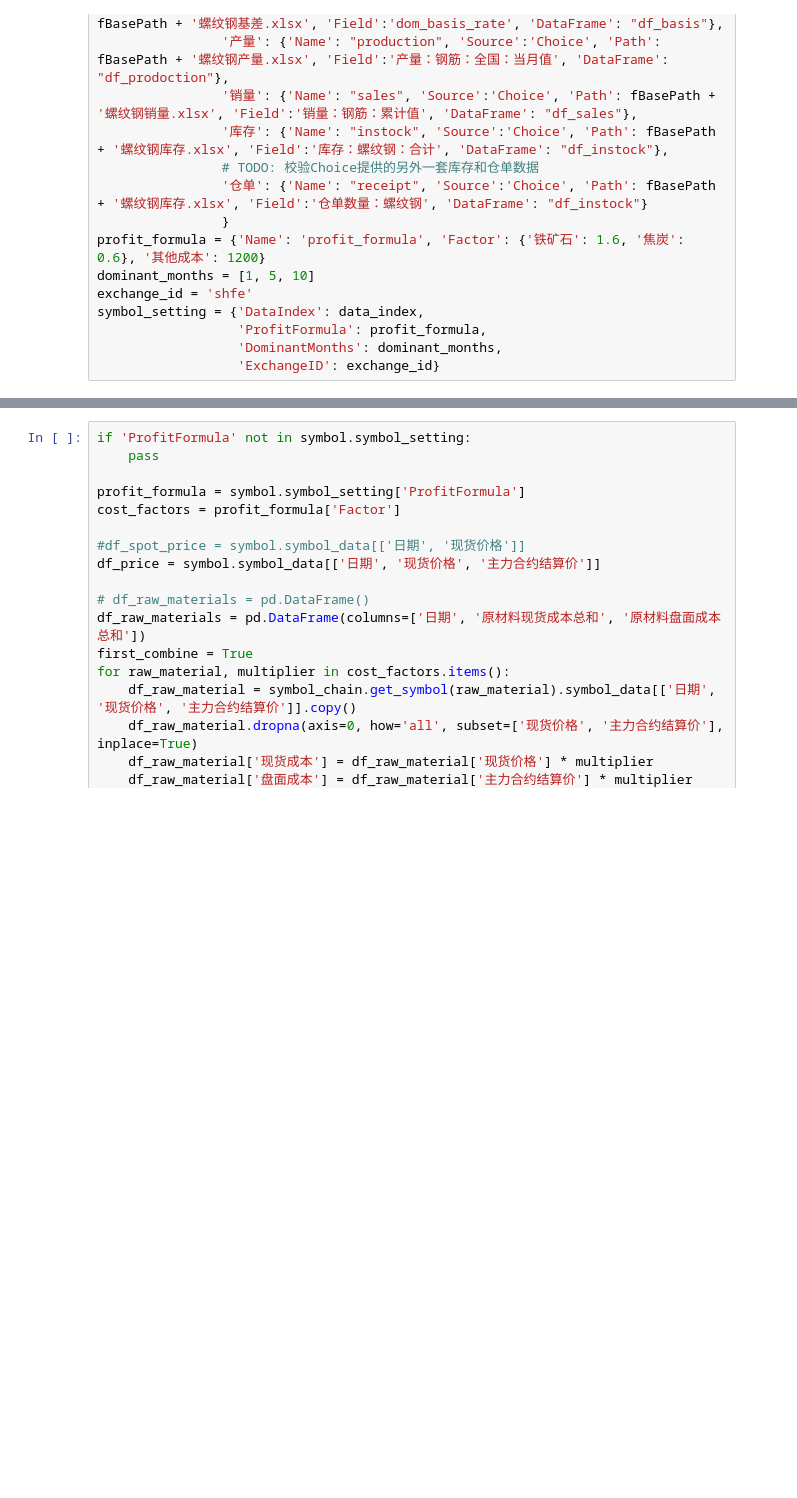
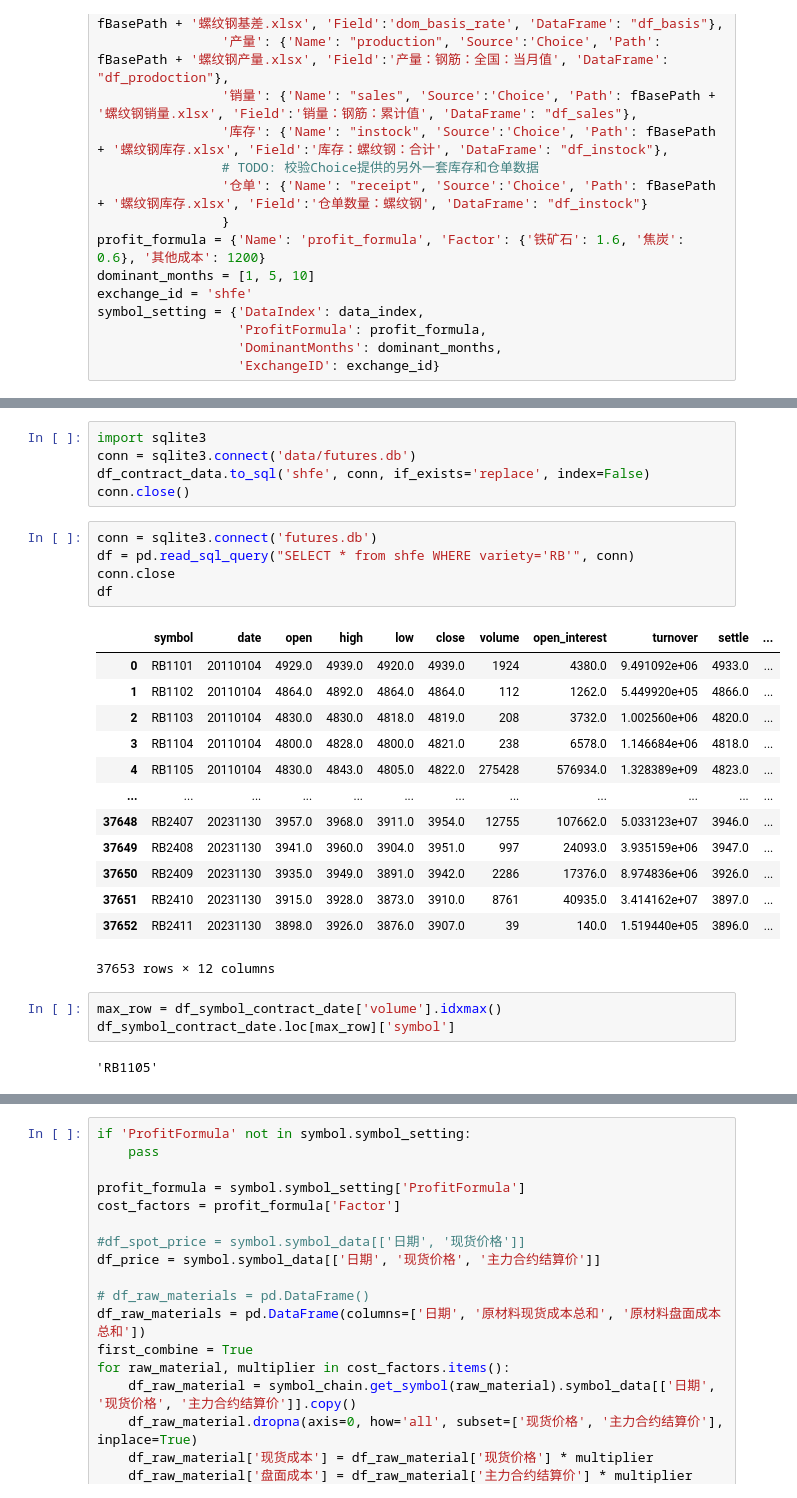
Before and after one commit to Howard-66/futures_nexus, a Jupyter notebook: steel/steel-rb.ipynb, the cells around one changed output, grey strips where cells are left out. Saved outputs shown, nothing was run; the diff lists cells and outputs as text; blank space fills up the shorter version.

```diff
--- a/steel/steel-rb.ipynb
+++ b/steel/steel-rb.ipynb
@@ -85,3 +100,32 @@ symbol_i.merge_data()
+# %%
+import sqlite3
+conn = sqlite3.connect('data/futures.db')
+df_contract_data.to_sql('shfe', conn, if_exists='replace', index=False)
+conn.close()
+# %%
+conn = sqlite3.connect('futures.db')
+df = pd.read_sql_query("SELECT * from shfe WHERE variety='RB'", conn)
+conn.close
+df
+# %% [output]
+|  | symbol | date | open | high | low | close | volume | open_interest | turnover | settle | ... |
+| 0 | RB1101 | 20110104 | 4929.0 | 4939.0 | 4920.0 | 4939.0 | 1924 | 4380.0 | 9.491092e+06 | 4933.0 | ... |
+| 1 | RB1102 | 20110104 | 4864.0 | 4892.0 | 4864.0 | 4864.0 | 112 | 1262.0 | 5.449920e+05 | 4866.0 | ... |
+| 2 | RB1103 | 20110104 | 4830.0 | 4830.0 | 4818.0 | 4819.0 | 208 | 3732.0 | 1.002560e+06 | 4820.0 | ... |
+| 3 | RB1104 | 20110104 | 4800.0 | 4828.0 | 4800.0 | 4821.0 | 238 | 6578.0 | 1.146684e+06 | 4818.0 | ... |
+| 4 | RB1105 | 20110104 | 4830.0 | 4843.0 | 4805.0 | 4822.0 | 275428 | 576934.0 | 1.328389e+09 | 4823.0 | ... |
+| ... | ... | ... | ... | ... | ... | ... | ... | ... | ... | ... | ... |
+| 37648 | RB2407 | 20231130 | 3957.0 | 3968.0 | 3911.0 | 3954.0 | 12755 | 107662.0 | 5.033123e+07 | 3946.0 | ... |
+| 37649 | RB2408 | 20231130 | 3941.0 | 3960.0 | 3904.0 | 3951.0 | 997 | 24093.0 | 3.935159e+06 | 3947.0 | ... |
+| 37650 | RB2409 | 20231130 | 3935.0 | 3949.0 | 3891.0 | 3942.0 | 2286 | 17376.0 | 8.974836e+06 | 3926.0 | ... |
+| 37651 | RB2410 | 20231130 | 3915.0 | 3928.0 | 3873.0 | 3910.0 | 8761 | 40935.0 | 3.414162e+07 | 3897.0 | ... |
+| 37652 | RB2411 | 20231130 | 3898.0 | 3926.0 | 3876.0 | 3907.0 | 39 | 140.0 | 1.519440e+05 | 3896.0 | ... |
+37653 rows × 12 columns
+# %%
+max_row = df_symbol_contract_date['volume'].idxmax()
+df_symbol_contract_date.loc[max_row]['symbol']
+# %% [output]
+'RB1105'
 # %%
 symbol_chain = commodity.SymbolChain('Steel', '黑色金属', json_file)
 symbol_chain.add_symbol(symbol)
```
Also changed, not shown: parts of 5 cells of this notebook.
